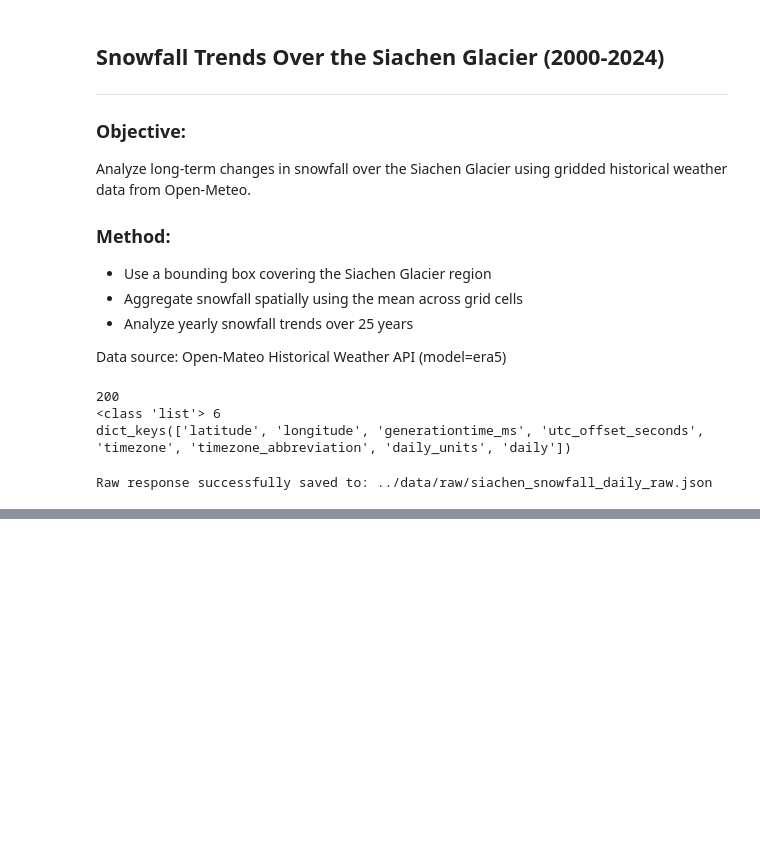
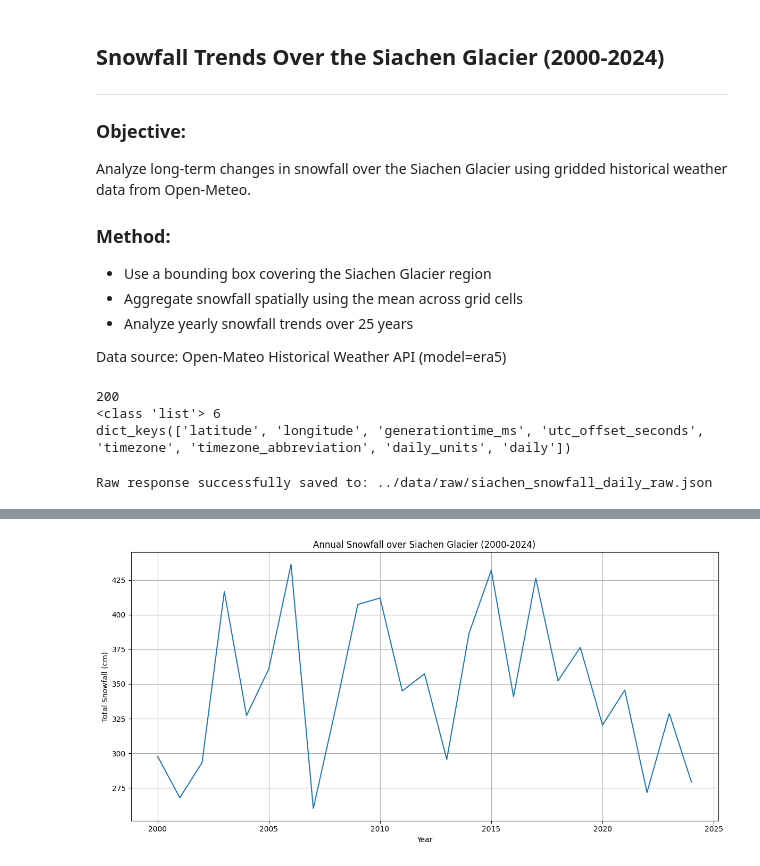
Before and after one commit to impriyanshusah/Siachen-Snowfall-Analysis, a Jupyter notebook: notebooks/analysis.ipynb, the cells around one changed output, grey strips where cells are left out. Drawn from its saved outputs; the diff is of its cells as text; code cells hidden in the pictures; blank space fills up the shorter version.

Commit message:
25 year snowfall analysis done

```diff
--- a/notebooks/analysis.ipynb
+++ b/notebooks/analysis.ipynb
@@ -68,0 +165,9 @@ Raw response successfully saved to: ../data/raw/siachen_snowfall_daily_raw.json
+# %%
+spatial_mean_daily = snowfall_all.groupby("date", as_index=False).agg(
+    mean_snowfall_cm=("snowfall_cm", "mean")
+)
+
+spatial_mean_daily["mean_snowfall_cm"] = spatial_mean_daily["mean_snowfall_cm"].round(2)
+
+# row represents the average snowfall across the entier Siachen glacier on that day
+spatial_mean_daily.head()
@@ -68,0 +227,6 @@ Raw response successfully saved to: ../data/raw/siachen_snowfall_daily_raw.json
+# %%
+# summing daily snowfall within each year
+
+spatial_mean_daily["year"] = spatial_mean_daily["date"].dt.year
+
+spatial_mean_daily.head()
@@ -68,0 +240,6 @@ Raw response successfully saved to: ../data/raw/siachen_snowfall_daily_raw.json
+# %%
+annual_snowfall = spatial_mean_daily.groupby("year", as_index=False).agg(
+    total_snowfall_cm=("mean_snowfall_cm", "sum")
+)
+
+annual_snowfall.shape
@@ -68,0 +264,2 @@ Raw response successfully saved to: ../data/raw/siachen_snowfall_daily_raw.json
+# %%
+annual_snowfall["total_snowfall_cm"] = annual_snowfall["total_snowfall_cm"].round(2)
@@ -68,0 +284,14 @@ Raw response successfully saved to: ../data/raw/siachen_snowfall_daily_raw.json
+# %%
+# visualization
+
+plt.figure(figsize=(12, 6))
+plt.plot(annual_snowfall["year"], annual_snowfall["total_snowfall_cm"])
+
+plt.title("Annual Snowfall over Siachen Glacier (2000-2024)")
+plt.xlabel("Year")
+plt.ylabel("Total Snowfall (cm)")
+plt.grid(True)
+plt.tight_layout()
+plt.show()
+# %% [output]
+[figure, added]
```
Also changed, not shown: parts of 21 cells of this notebook, 4 other files.
